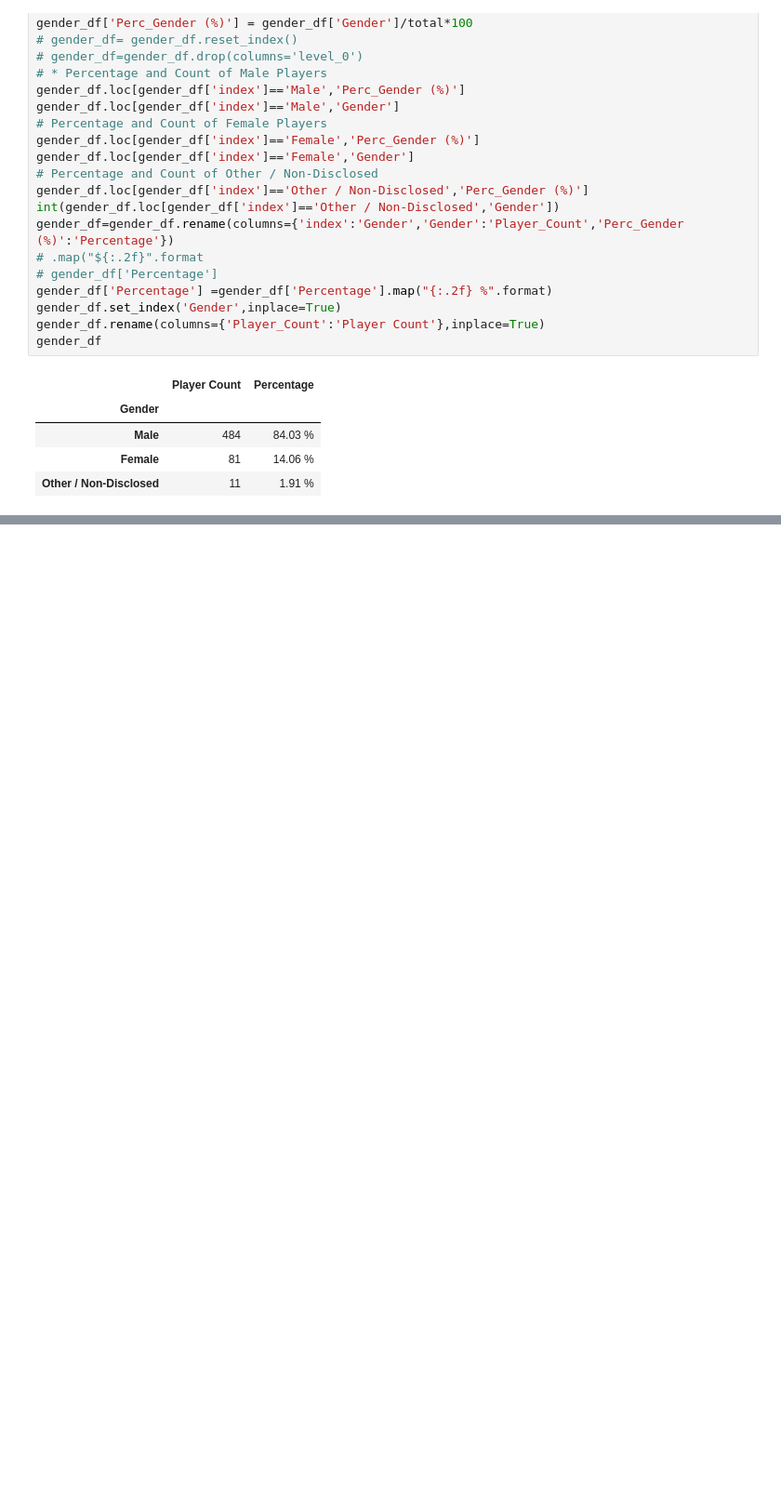
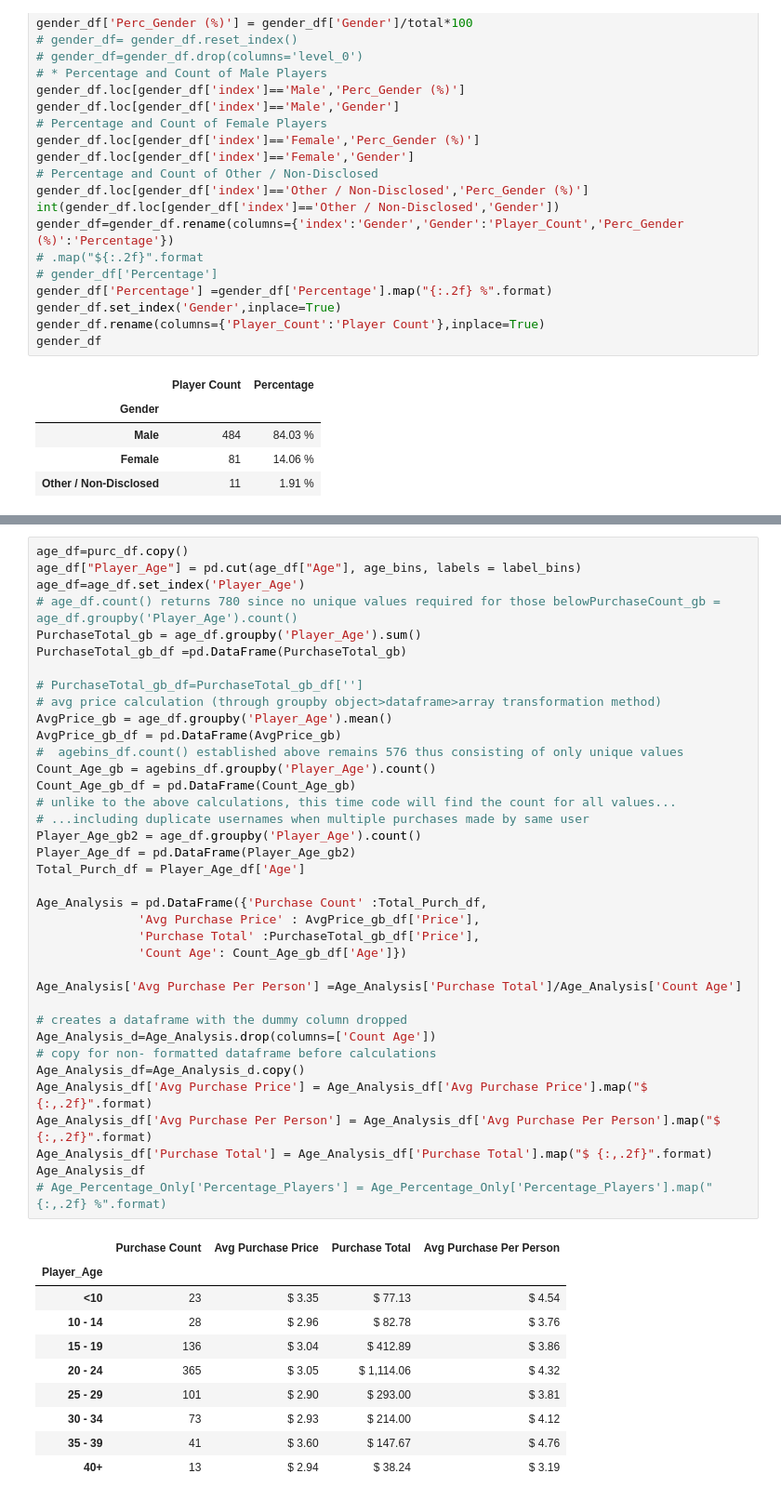
Before and after one commit to attila5287/DU_BigData_hw4_Pandas, a Jupyter notebook: Heroes_of_Pymoli_Attila.ipynb, the cells around one changed output, grey strips where cells are left out. Shown: that part at 93% size. Cells and saved outputs as stored; diff of their text form; blank space fills up the shorter version.

```diff
--- a/Heroes_of_Pymoli_Attila.ipynb
+++ b/Heroes_of_Pymoli_Attila.ipynb
@@ -160,0 +178,48 @@ Purc_Analysis_Gender_3
+# %%
+age_df=purc_df.copy()
+age_df["Player_Age"] = pd.cut(age_df["Age"], age_bins, labels = label_bins)
+age_df=age_df.set_index('Player_Age')
+# age_df.count() returns 780 since no unique values required for those belowPurchaseCount_gb = age_df.groupby('Player_Age').count()
+PurchaseTotal_gb = age_df.groupby('Player_Age').sum()
+PurchaseTotal_gb_df =pd.DataFrame(PurchaseTotal_gb)
+
+# PurchaseTotal_gb_df=PurchaseTotal_gb_df['']
+# avg price calculation (through groupby object>dataframe>array transformation method)
+AvgPrice_gb = age_df.groupby('Player_Age').mean()
+AvgPrice_gb_df = pd.DataFrame(AvgPrice_gb)
+#  agebins_df.count() established above remains 576 thus consisting of only unique values
+Count_Age_gb = agebins_df.groupby('Player_Age').count()
+Count_Age_gb_df = pd.DataFrame(Count_Age_gb)
+# unlike to the above calculations, this time code will find the count for all values...
+# ...including duplicate usernames when multiple purchases made by same user
+Player_Age_gb2 = age_df.groupby('Player_Age').count()
+Player_Age_df = pd.DataFrame(Player_Age_gb2)
+Total_Purch_df = Player_Age_df['Age']
+
+Age_Analysis = pd.DataFrame({'Purchase Count' :Total_Purch_df,
+              'Avg Purchase Price' : AvgPrice_gb_df['Price'],
+              'Purchase Total' :PurchaseTotal_gb_df['Price'],
+              'Count Age': Count_Age_gb_df['Age']})
+
+Age_Analysis['Avg Purchase Per Person'] =Age_Analysis['Purchase Total']/Age_Analysis['Count Age']
+
+# creates a dataframe with the dummy column dropped
+Age_Analysis_d=Age_Analysis.drop(columns=['Count Age'])
+# copy for non- formatted dataframe before calculations
+Age_Analysis_df=Age_Analysis_d.copy()
+Age_Analysis_df['Avg Purchase Price'] = Age_Analysis_df['Avg Purchase Price'].map("$ {:,.2f}".format)
+Age_Analysis_df['Avg Purchase Per Person'] = Age_Analysis_df['Avg Purchase Per Person'].map("$ {:,.2f}".format)
+Age_Analysis_df['Purchase Total'] = Age_Analysis_df['Purchase Total'].map("$ {:,.2f}".format)
+Age_Analysis_df
+# Age_Percentage_Only['Percentage_Players'] = Age_Percentage_Only['Percentage_Players'].map("{:,.2f} %".format)
+# %% [output]
+|  | Purchase Count | Avg Purchase Price | Purchase Total | Avg Purchase Per Person |
+| Player_Age |  |  |  |  |
+| <10 | 23 | $ 3.35 | $ 77.13 | $ 4.54 |
+| 10 - 14 | 28 | $ 2.96 | $ 82.78 | $ 3.76 |
+| 15 - 19 | 136 | $ 3.04 | $ 412.89 | $ 3.86 |
+| 20 - 24 | 365 | $ 3.05 | $ 1,114.06 | $ 4.32 |
+| 25 - 29 | 101 | $ 2.90 | $ 293.00 | $ 3.81 |
+| 30 - 34 | 73 | $ 2.93 | $ 214.00 | $ 4.12 |
+| 35 - 39 | 41 | $ 3.60 | $ 147.67 | $ 4.76 |
+| 40+ | 13 | $ 2.94 | $ 38.24 | $ 3.19 |
```
Also changed, not shown: parts of 7 cells of this notebook.
